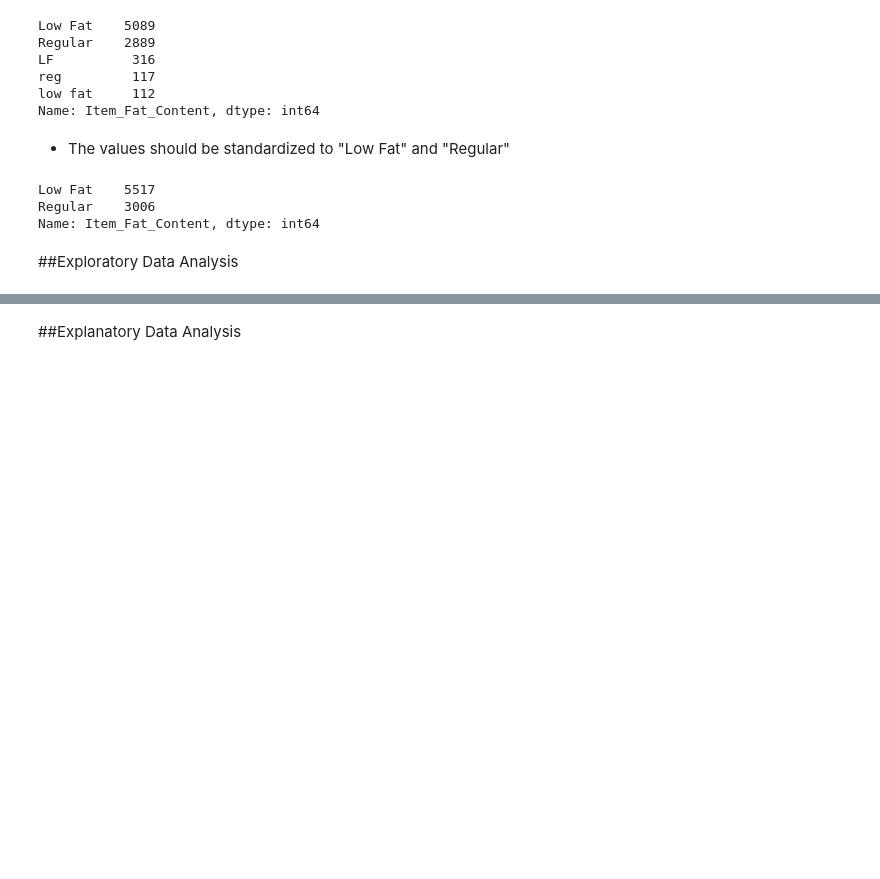
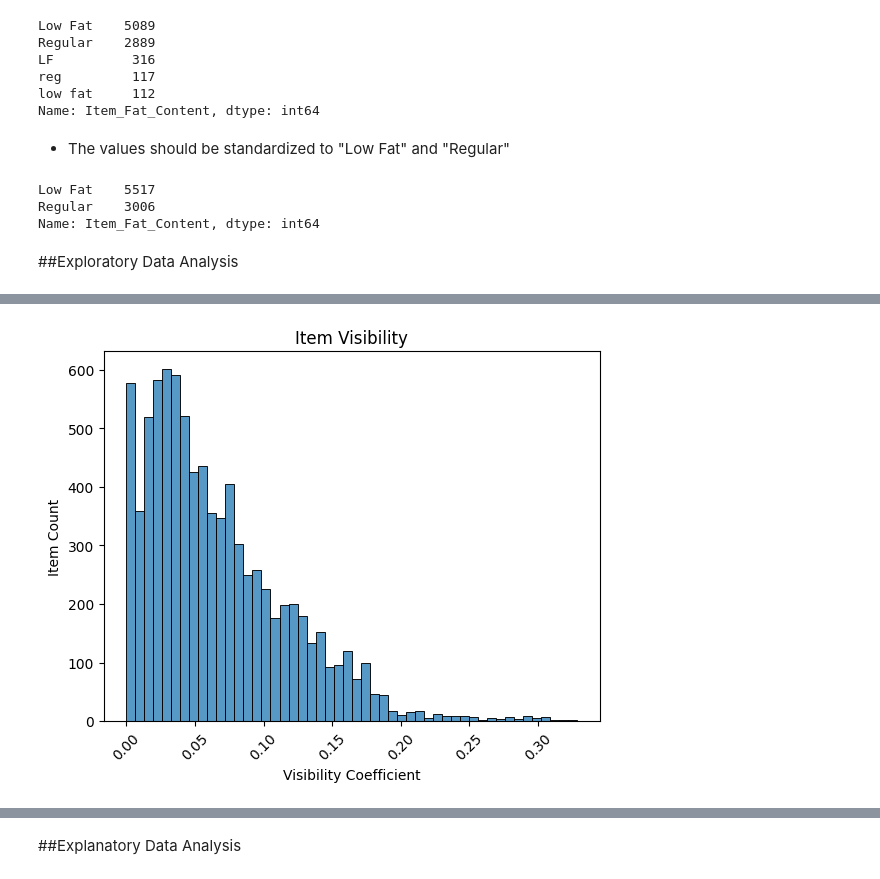
Before and after one commit to combechelsey/Prediction-of-Product-Sales, a Jupyter notebook: Prediction_of_Product_Sales.ipynb, the cells around one changed output, grey strips where cells are left out. Cells and saved outputs as stored; diff of their text form; code cells hidden in the pictures; blank space fills up the shorter version.

```diff
--- a/Prediction_of_Product_Sales.ipynb
+++ b/Prediction_of_Product_Sales.ipynb
@@ -346,0 +415,8 @@ Name: Item_Fat_Content, dtype: int64
+# %%
+#Histogram for Item_Visibility
+ax = sns.histplot(data=df, x="Item_Visibility")
+ax.ticklabel_format(style='plain');
+ax.tick_params(axis='x', rotation = 45);
+ax.set(title= "Item Visibility", xlabel="Visibility Coefficient", ylabel="Item Count");
+# %% [output]
+[figure, added]
```
Also changed, not shown: parts of 49 cells of this notebook.
